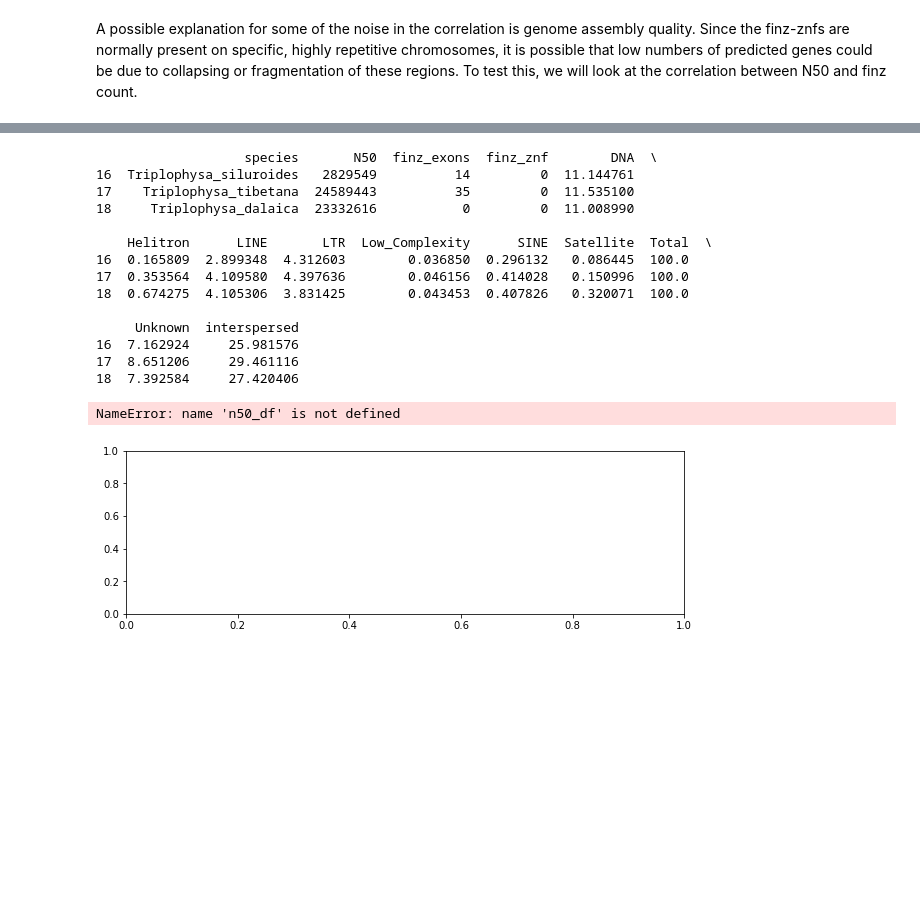
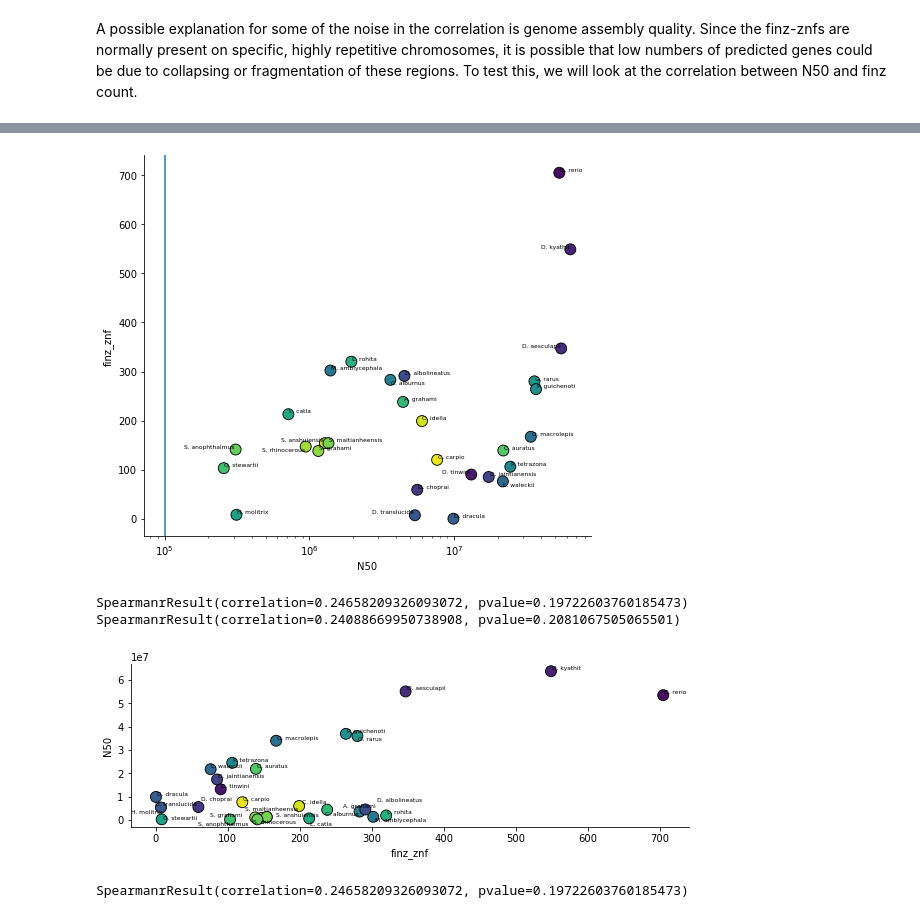
Before and after one commit to jonathan-wells/finz-znf, a Jupyter notebook: analysis/finz_te_correlation.ipynb, the cells around one changed output, grey strips where cells are left out. Cells and saved outputs as stored; diff of their text form; code cells hidden in the pictures; blank space fills up the shorter version.

```diff
--- a/analysis/finz_te_correlation.ipynb
+++ b/analysis/finz_te_correlation.ipynb
@@ -42,6 +42,13 @@ def count_finz_exons(species):
             count += 1
     return count
 
+def count_znf_hits(species):
+    count = 0
+    with open(f'../data/blast-out/{species}_znf_locs.out') as infile:
+        for line in infile:
+            count += 1
+    return count
+
 def age_proportions():
     divdict = defaultdict(list)
     for species in dnapipete_data.keys():
@@ -231,7 +233,7 @@ def calc_N50(genomefile):
     return contiglens[i]
 
 with open('../data/species_genomes.txt') as infile:
-    genomes = {line.split()[0]: f'/Users/jonwells/Genomes/Cypriniformes/ncbi-genomes-2020-07-09/{line.split()[1]}' for line in infile}
+    genomes = {line.split()[0]: f'/Users/jonwells/Genomes/Cypriniformes/{line.split()[1]}' for line in infile}
 genomes.pop('Chanos_chanos')
 
 
@@ -254,73 +250,61 @@ n50_df = n50_df.merge(count_df, on='species')
 n50_df.to_csv('../data/finz_te_counts.txt', sep='\t', header=True, index=False)
 # %%
-print(n50_df.loc[n50_df.species.str.startswith('Triplophysa')])
+# print(n50_df.loc[n50_df.species.str.startswith('Triplophysa')])
-# %% [output]
-                   species       N50  finz_exons  finz_znf        DNA  \
-16  Triplophysa_siluroides   2829549          14         0  11.144761
-17    Triplophysa_tibetana  24589443          35         0  11.535100
-18     Triplophysa_dalaica  23332616           0         0  11.008990
-
-    Helitron      LINE       LTR  Low_Complexity      SINE  Satellite  Total  \
-16  0.165809  2.899348  4.312603        0.036850  0.296132   0.086445  100.0
-17  0.353564  4.109580  4.397636        0.046156  0.414028   0.150996  100.0
-18  0.674275  4.105306  3.831425        0.043453  0.407826   0.320071  100.0
-
-     Unknown  interspersed
-16  7.162924     25.981576
-17  8.651206     29.461116
-18  7.392584     27.420406
 # %%
-min_N50 = 5e05
-column = 'finz_exons'
+min_N50 = 1e05
+column = 'finz_znf'
 
-# fig, ax = plt.subplots(figsize=(8, 7))
-# sns.scatterplot(data=n50_df,
-#                 x='N50',
-#                 y=column,
-#                 hue='species',
-#                 palette='viridis_r',
-#                 edgecolor='k',
-#                 s=120,
-#                 ax=ax)
-# ax.axvline(x=min_N50)
-# ax.set_xscale('log')
-# ax.get_legend().remove()
+fig, ax = plt.subplots(figsize=(8, 7))
+sns.scatterplot(data=n50_df,
+                x='N50',
+                y=column,
+                hue='species',
+                palette='viridis_r',
+                edgecolor='k',
+                s=120,
+                ax=ax)
+ax.axvline(x=min_N50)
+ax.set_xscale('log')
+ax.get_legend().remove()
 
-# labels = []
-# for row in n50_df.iterrows():
-#     label = row[1]['species'].split('_')[0][0] +'. '+ row[1]['species'].split('_')[1]
-#     labels.append(ax.text(row[1]['N50'], row[1][column], label, size=6, va='center', ha='center'))
-# adjust_text(labels)
+labels = []
+for row in n50_df.iterrows():
+    label = row[1]['species'].split('_')[0][0] +'. '+ row[1]['species'].split('_')[1]
+    labels.append(ax.text(row[1]['N50'], row[1][column], label, size=6, va='center', ha='center'))
+adjust_text(labels)
 
-# sns.despine()
-# plt.show()
-# print(stats.spearmanr(n50_df.loc[n50_df['N50'] >= min_N50].N50, n50_df.loc[n50_df['N50'] >= min_N50][column]))
-# print(stats.spearmanr(n50_df.loc[n50_df['N50'] >= min_N50].N50, n50_df.loc[n50_df['N50'] >= min_N50].interspersed))
+sns.despine()
+plt.show()
+print(stats.spearmanr(n50_df.loc[n50_df['N50'] >= min_N50].N50, n50_df.loc[n50_df['N50'] >= min_N50][column]))
+print(stats.spearmanr(n50_df.loc[n50_df['N50'] >= min_N50].N50, n50_df.loc[n50_df['N50'] >= min_N50].interspersed))
 
 fig, ax = plt.subplots(figsize=(10, 3))
 sns.scatterplot(data=n50_df.loc[n50_df['N50'] >= min_N50],
                 y='N50',
                 x=column,
                 hue='species',
                 palette='viridis_r',
                 edgecolor='k',
                 s=120,
                 ax=ax)
 ax.get_legend().remove()
 
 labels = []
 for row in n50_df.loc[n50_df['N50'] >= min_N50].iterrows():
     label = row[1]['species'].split('_')[0][0] +'. '+ row[1]['species'].split('_')[1]
     labels.append(ax.text(row[1][column], row[1]['N50'], label, size=6, va='center', ha='center'))
 adjust_text(labels)
 
 sns.despine()
 plt.show()
 
 print(stats.spearmanr(n50_df.loc[n50_df['N50'] >= min_N50].N50, n50_df.loc[n50_df['N50'] >= min_N50][column]))
 # %% [output]
+[figure, new version]
-NameError: name 'n50_df' is not defined
+SpearmanrResult(correlation=0.24658209326093072, pvalue=0.19722603760185473)
+SpearmanrResult(correlation=0.24088669950738908, pvalue=0.2081067505065501)
-[figure, old version]
+[figure, added]
+SpearmanrResult(correlation=0.24658209326093072, pvalue=0.19722603760185473)
 # %%
 print(n50_df.loc[n50_df['N50'] >= min_N50].reset_index().species)
 n50_df.loc[n50_df['N50'] >= min_N50].reset_index()[['species']].to_csv('../data/n50_gt5e05.txt', header=False, index=False)
```
Also changed, not shown: parts of 7 cells of this notebook, 3 other files.
